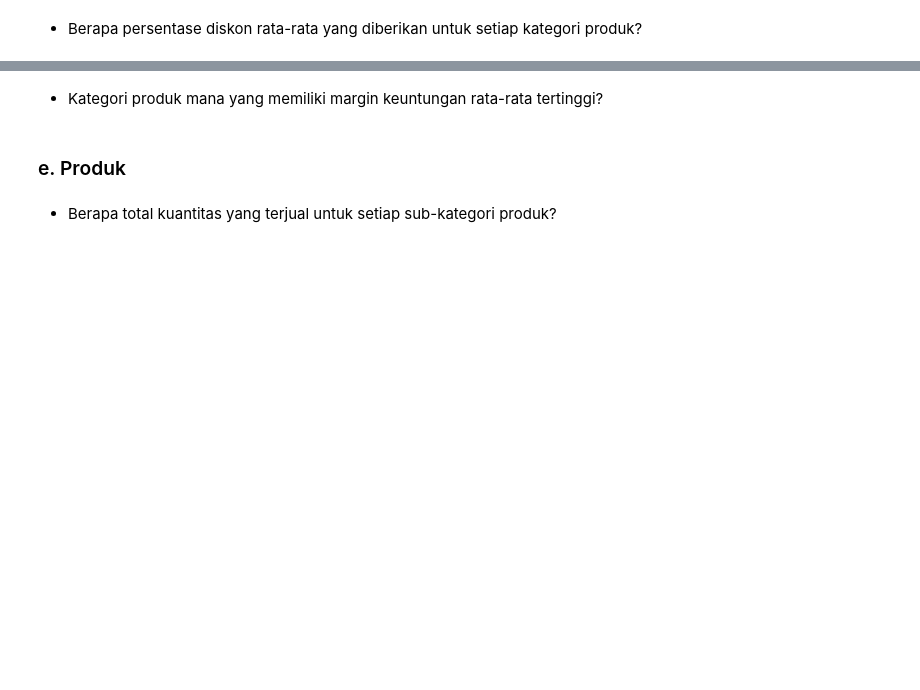
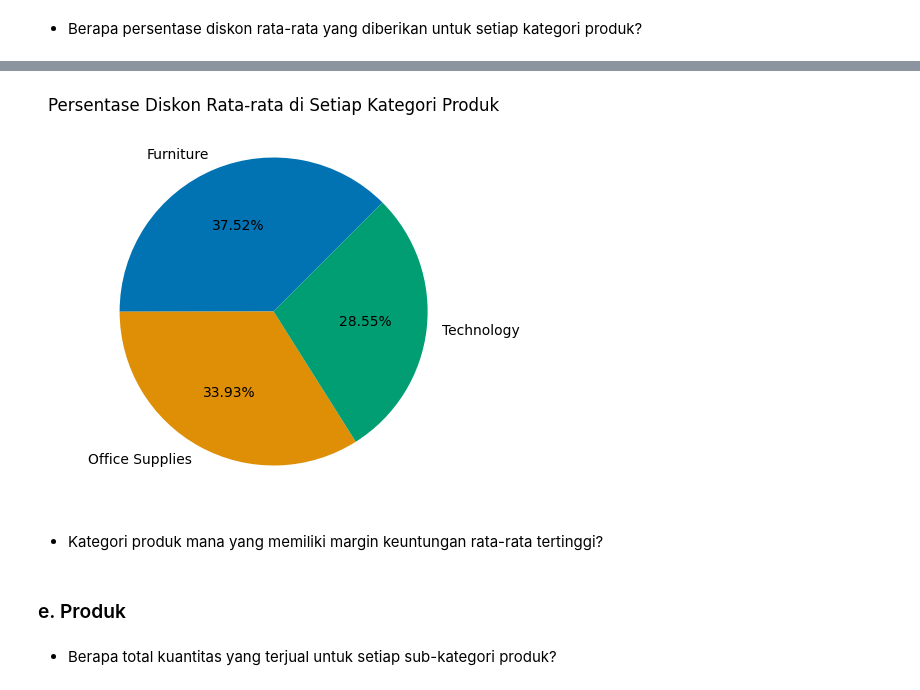
Before and after one commit to Pascalbrly/Portofolio-Data-Analyst, a Jupyter notebook: Project 2/Data Analysis Store Sales.ipynb, the cells around one changed output, grey strips where cells are left out. Drawn from its saved outputs; the diff is of its cells as text; code cells hidden in the pictures; blank space fills up the shorter version.

```diff
--- a/Project 2/Data Analysis Store Sales.ipynb
+++ b/Project 2/Data Analysis Store Sales.ipynb
@@ -571,3 +675,23 @@ plt.show()
+# %%
+# Menghitung diskon rata-rata untuk setiap kategori produk
+avg_disc_by_category = df_order.groupby('Category')['Discount'].mean()
+
+# Normalisasi persentase agar totalnya adalah 100%
+total_percentage = avg_disc_by_category.sum()
+percentage_disc_by_category = (avg_disc_by_category / total_percentage) * 100
+
+plt.figure(figsize=(5, 5))
+palette = sns.color_palette("colorblind", len(percentage_disc_by_category))
+plt.pie(
+    percentage_disc_by_category,
+    labels=percentage_disc_by_category.index,
+    autopct='%0.2f%%',
+    startangle=45,
+    colors=palette)
+plt.title('Persentase Diskon Rata-rata di Setiap Kategori Produk')
+plt.show()
+# %% [output]
+[figure, added]
 # %% [markdown]
 - Kategori produk mana yang memiliki margin keuntungan rata-rata tertinggi?
 # %% [markdown]
```
Also changed, not shown: parts of 22 cells of this notebook.
